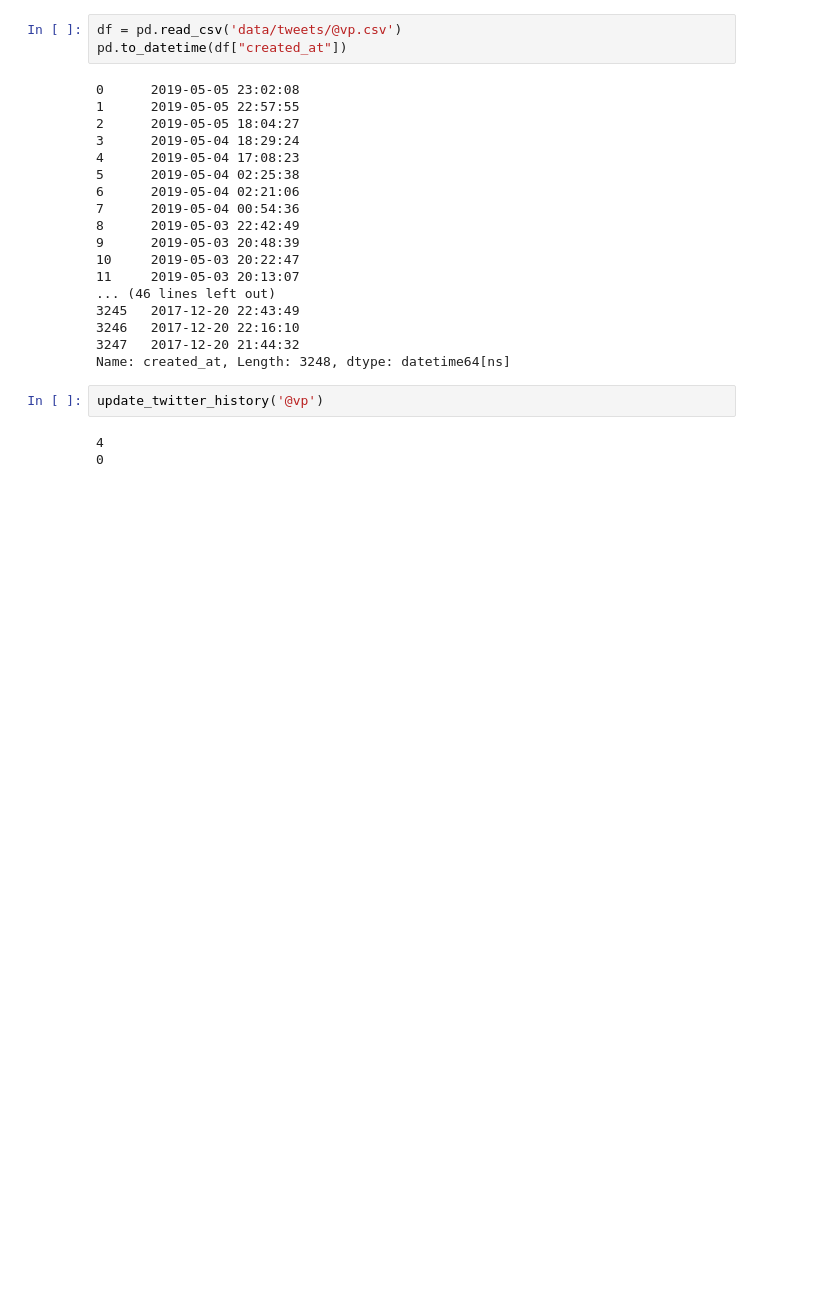
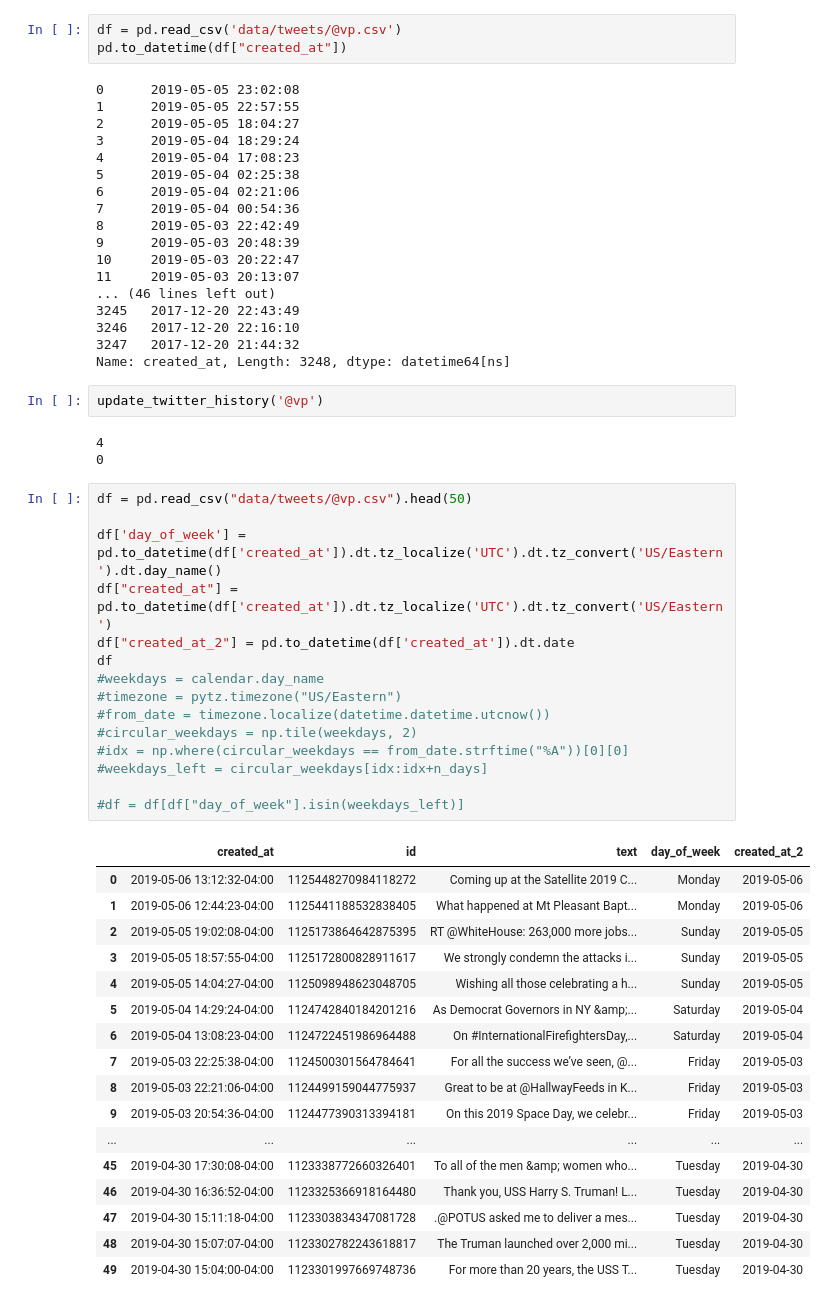
Before and after one commit to mng12689/predictit, a Jupyter notebook: Untitled-Copy1.ipynb, the cells around one changed output. Cells and saved outputs as stored; diff of their text form; blank space fills up the shorter version.

```diff
--- a/Untitled-Copy1.ipynb
+++ b/Untitled-Copy1.ipynb
@@ -753,3 +828,36 @@ update_twitter_history('@vp')
 # %% [output]
 4
 0
+# %%
+df = pd.read_csv("data/tweets/@vp.csv").head(50)
+
+df['day_of_week'] = pd.to_datetime(df['created_at']).dt.tz_localize('UTC').dt.tz_convert('US/Eastern').dt.day_name()
+df["created_at"] = pd.to_datetime(df['created_at']).dt.tz_localize('UTC').dt.tz_convert('US/Eastern')
+df["created_at_2"] = pd.to_datetime(df['created_at']).dt.date
+df
+#weekdays = calendar.day_name
+#timezone = pytz.timezone("US/Eastern")
+#from_date = timezone.localize(datetime.datetime.utcnow())
+#circular_weekdays = np.tile(weekdays, 2)
+#idx = np.where(circular_weekdays == from_date.strftime("%A"))[0][0]
+#weekdays_left = circular_weekdays[idx:idx+n_days]
+
+#df = df[df["day_of_week"].isin(weekdays_left)]
+# %% [output]
+|  | created_at | id | text | day_of_week | created_at_2 |
+| 0 | 2019-05-06 13:12:32-04:00 | 1125448270984118272 | Coming up at the Satellite 2019 C... | Monday | 2019-05-06 |
+| 1 | 2019-05-06 12:44:23-04:00 | 1125441188532838405 | What happened at Mt Pleasant Bapt... | Monday | 2019-05-06 |
+| 2 | 2019-05-05 19:02:08-04:00 | 1125173864642875395 | RT @WhiteHouse: 263,000 more jobs... | Sunday | 2019-05-05 |
+| 3 | 2019-05-05 18:57:55-04:00 | 1125172800828911617 | We strongly condemn the attacks i... | Sunday | 2019-05-05 |
+| 4 | 2019-05-05 14:04:27-04:00 | 1125098948623048705 | Wishing all those celebrating a h... | Sunday | 2019-05-05 |
+| 5 | 2019-05-04 14:29:24-04:00 | 1124742840184201216 | As Democrat Governors in NY &amp;... | Saturday | 2019-05-04 |
+| 6 | 2019-05-04 13:08:23-04:00 | 1124722451986964488 | On #InternationalFirefightersDay,... | Saturday | 2019-05-04 |
+| 7 | 2019-05-03 22:25:38-04:00 | 1124500301564784641 | For all the success we’ve seen, @... | Friday | 2019-05-03 |
+| 8 | 2019-05-03 22:21:06-04:00 | 1124499159044775937 | Great to be at @HallwayFeeds in K... | Friday | 2019-05-03 |
+| 9 | 2019-05-03 20:54:36-04:00 | 1124477390313394181 | On this 2019 Space Day, we celebr... | Friday | 2019-05-03 |
+| ... | ... | ... | ... | ... | ... |
+| 45 | 2019-04-30 17:30:08-04:00 | 1123338772660326401 | To all of the men &amp; women who... | Tuesday | 2019-04-30 |
+| 46 | 2019-04-30 16:36:52-04:00 | 1123325366918164480 | Thank you, USS Harry S. Truman! L... | Tuesday | 2019-04-30 |
+| 47 | 2019-04-30 15:11:18-04:00 | 1123303834347081728 | .@POTUS asked me to deliver a mes... | Tuesday | 2019-04-30 |
+| 48 | 2019-04-30 15:07:07-04:00 | 1123302782243618817 | The Truman launched over 2,000 mi... | Tuesday | 2019-04-30 |
+| 49 | 2019-04-30 15:04:00-04:00 | 1123301997669748736 | For more than 20 years, the USS T... | Tuesday | 2019-04-30 |
```
Also changed, not shown: parts of 13 cells of this notebook, 1 other file.
